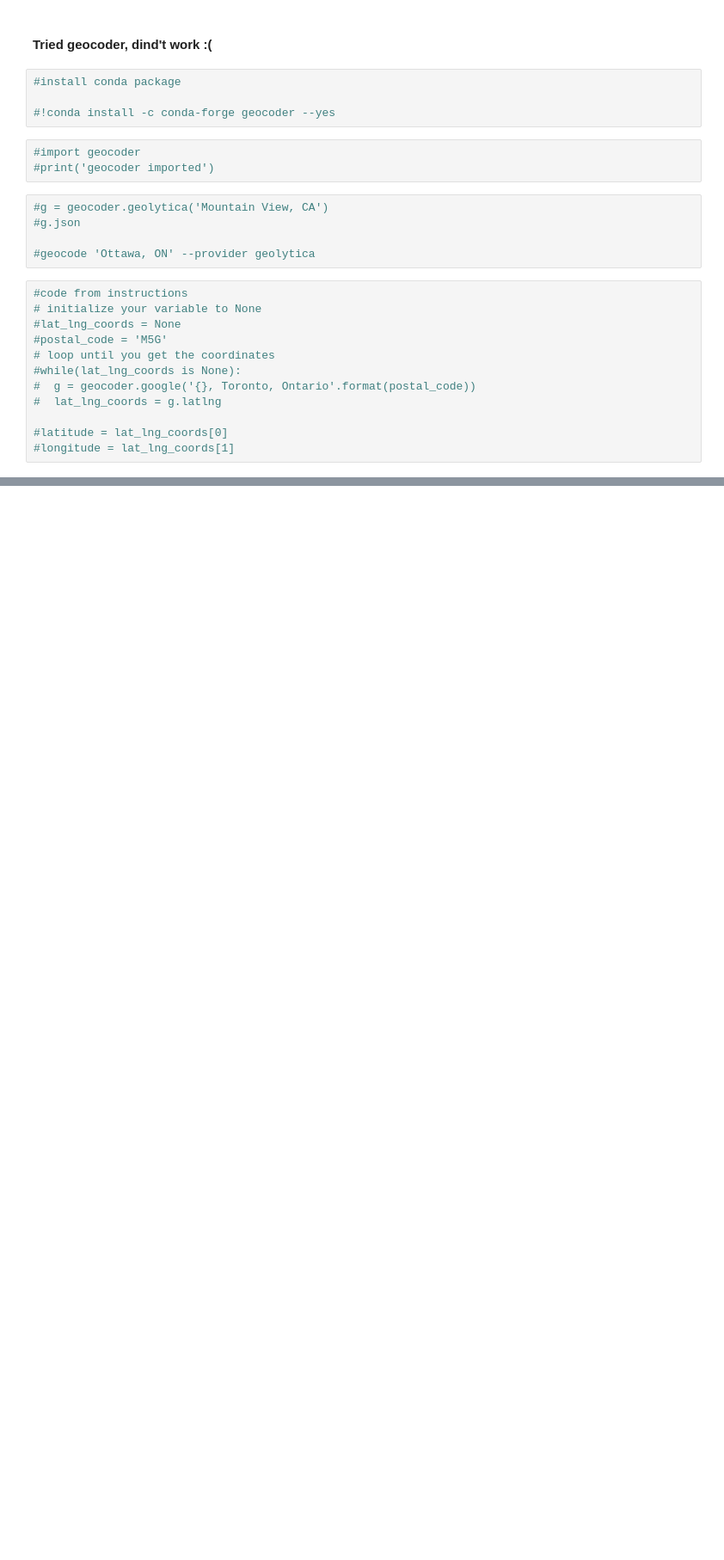
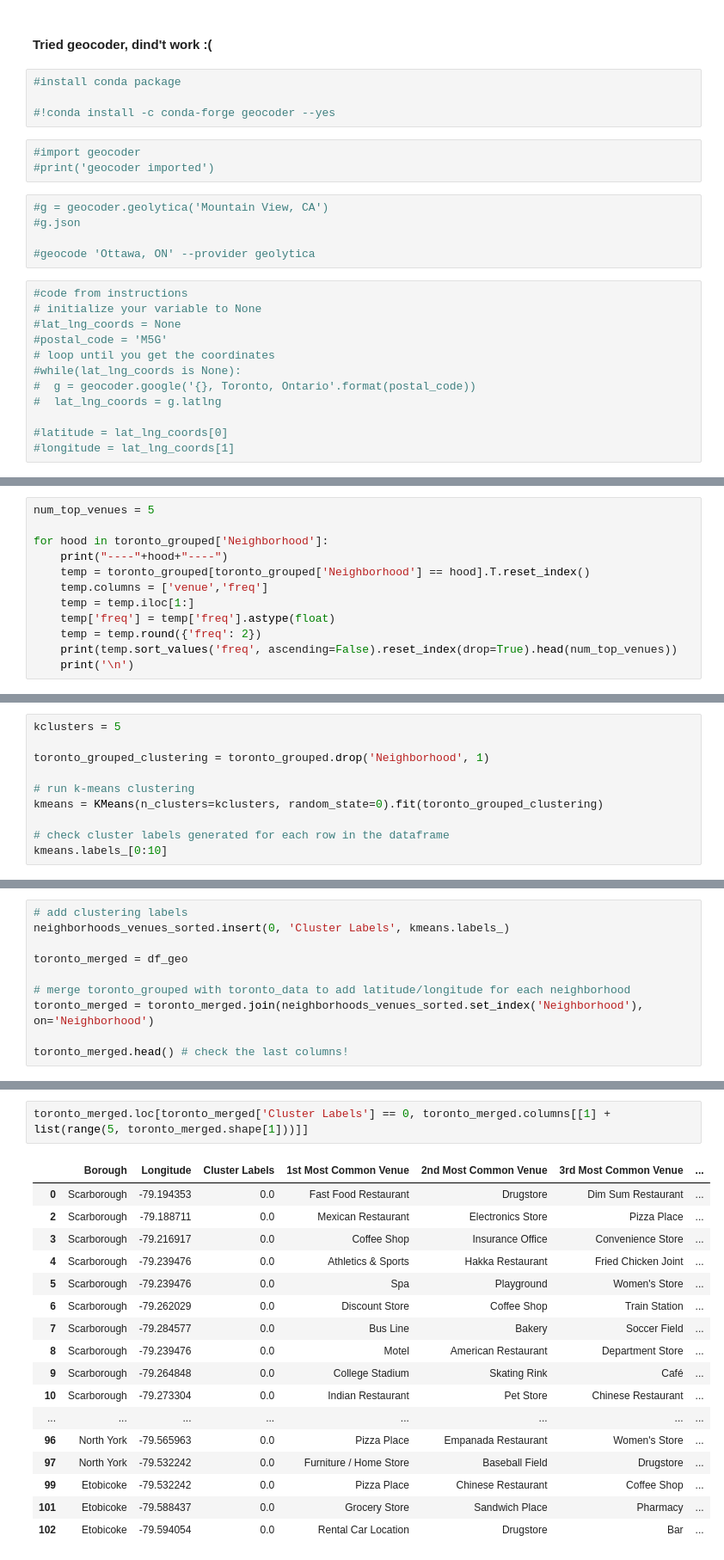
Before and after one commit to dacog/Coursera_Capstone, a Jupyter notebook: Segmenting and Clustering Neighborhoods in Toronto.ipynb, the cells around one changed output, grey strips where cells are left out. Shown: that part at 86% size. Drawn from its saved outputs; the diff is of its cells as text; blank space fills up the shorter version.

```diff
--- a/Segmenting and Clustering Neighborhoods in Toronto.ipynb
+++ b/Segmenting and Clustering Neighborhoods in Toronto.ipynb
@@ -151,0 +414,12 @@ df_geo.head()
+# %%
+num_top_venues = 5
+
+for hood in toronto_grouped['Neighborhood']:
+    print("----"+hood+"----")
+    temp = toronto_grouped[toronto_grouped['Neighborhood'] == hood].T.reset_index()
+    temp.columns = ['venue','freq']
+    temp = temp.iloc[1:]
+    temp['freq'] = temp['freq'].astype(float)
+    temp = temp.round({'freq': 2})
+    print(temp.sort_values('freq', ascending=False).reset_index(drop=True).head(num_top_venues))
+    print('\n')
@@ -151,0 +484,10 @@ df_geo.head()
+# %%
+kclusters = 5
+
+toronto_grouped_clustering = toronto_grouped.drop('Neighborhood', 1)
+
+# run k-means clustering
+kmeans = KMeans(n_clusters=kclusters, random_state=0).fit(toronto_grouped_clustering)
+
+# check cluster labels generated for each row in the dataframe
+kmeans.labels_[0:10]
@@ -151,0 +496,10 @@ df_geo.head()
+# %%
+# add clustering labels
+neighborhoods_venues_sorted.insert(0, 'Cluster Labels', kmeans.labels_)
+
+toronto_merged = df_geo
+
+# merge toronto_grouped with toronto_data to add latitude/longitude for each neighborhood
+toronto_merged = toronto_merged.join(neighborhoods_venues_sorted.set_index('Neighborhood'), on='Neighborhood')
+
+toronto_merged.head() # check the last columns!
@@ -151,0 +559,20 @@ df_geo.head()
+# %%
+toronto_merged.loc[toronto_merged['Cluster Labels'] == 0, toronto_merged.columns[[1] + list(range(5, toronto_merged.shape[1]))]]
+# %% [output]
+|  | Borough | Longitude | Cluster Labels | 1st Most Common Venue | 2nd Most Common Venue | 3rd Most Common Venue | ... |
+| 0 | Scarborough | -79.194353 | 0.0 | Fast Food Restaurant | Drugstore | Dim Sum Restaurant | ... |
+| 2 | Scarborough | -79.188711 | 0.0 | Mexican Restaurant | Electronics Store | Pizza Place | ... |
+| 3 | Scarborough | -79.216917 | 0.0 | Coffee Shop | Insurance Office | Convenience Store | ... |
+| 4 | Scarborough | -79.239476 | 0.0 | Athletics & Sports | Hakka Restaurant | Fried Chicken Joint | ... |
+| 5 | Scarborough | -79.239476 | 0.0 | Spa | Playground | Women's Store | ... |
+| 6 | Scarborough | -79.262029 | 0.0 | Discount Store | Coffee Shop | Train Station | ... |
+| 7 | Scarborough | -79.284577 | 0.0 | Bus Line | Bakery | Soccer Field | ... |
+| 8 | Scarborough | -79.239476 | 0.0 | Motel | American Restaurant | Department Store | ... |
+| 9 | Scarborough | -79.264848 | 0.0 | College Stadium | Skating Rink | Café | ... |
+| 10 | Scarborough | -79.273304 | 0.0 | Indian Restaurant | Pet Store | Chinese Restaurant | ... |
+| ... | ... | ... | ... | ... | ... | ... | ... |
+| 96 | North York | -79.565963 | 0.0 | Pizza Place | Empanada Restaurant | Women's Store | ... |
+| 97 | North York | -79.532242 | 0.0 | Furniture / Home Store | Baseball Field | Drugstore | ... |
+| 99 | Etobicoke | -79.532242 | 0.0 | Pizza Place | Chinese Restaurant | Coffee Shop | ... |
+| 101 | Etobicoke | -79.588437 | 0.0 | Grocery Store | Sandwich Place | Pharmacy | ... |
+| 102 | Etobicoke | -79.594054 | 0.0 | Rental Car Location | Drugstore | Bar | ... |
```
Also changed, not shown: parts of 45 cells of this notebook.
